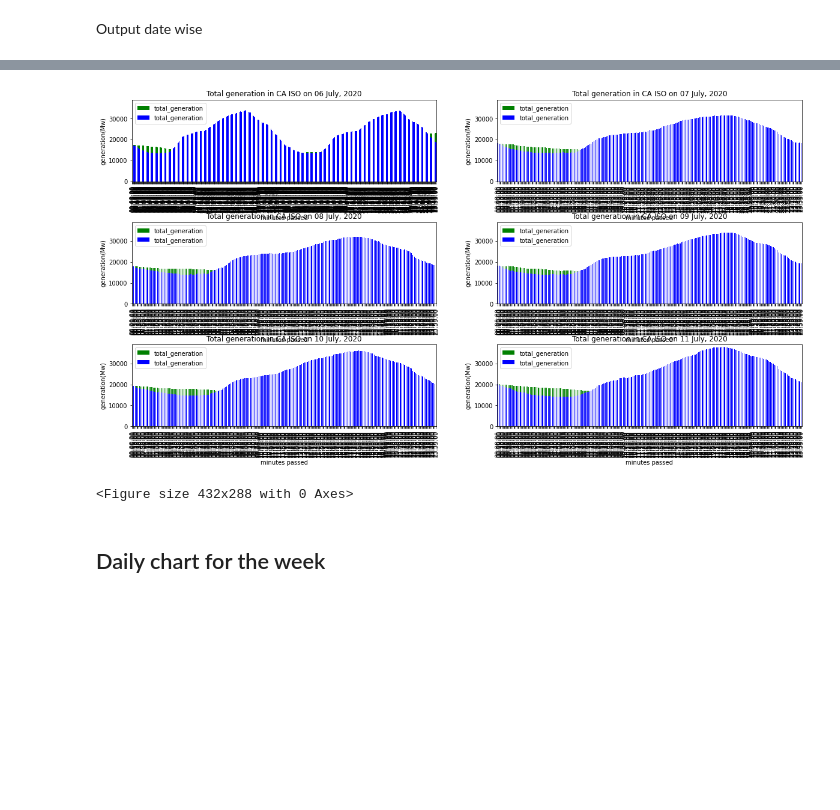
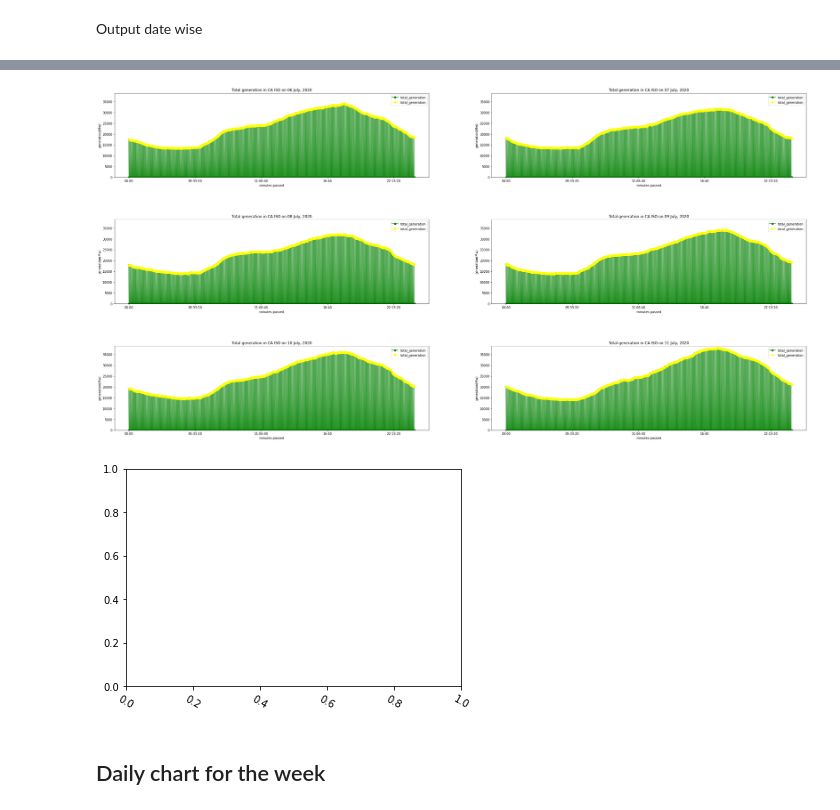
Before and after one commit to renewable-energy-experiments/carbonfootprint, a Jupyter notebook: power_generation_caiso_extrapolated.ipynb, the cells around one changed output, grey strips where cells are left out. Cells and saved outputs as stored; diff of their text form; code cells hidden in the pictures; blank space fills up the shorter version.

```diff
--- a/power_generation_caiso_extrapolated.ipynb
+++ b/power_generation_caiso_extrapolated.ipynb
@@ -489,0 +622,12 @@ Output date wise
+# %%
+ax= df3_day.plot.bar( x="TIME", y=["total_generation"], figsize=(20,5), color="Yellow")
+df1_day.plot.bar(x="TIME", y=["total_generation"],ax = ax, figsize=(20,5), color="Green")
+
+ax.set_title("Total generation  Comparision between 5 minute granulated data and Pad forward interpolated data in "
+            + Region + " on "+ selectdate.strftime('%d %B, %Y')+ " between "+ starttime.strftime('%T') + " - "+ endtime.strftime('%T'))
+ax.set_ylabel("generation(Mw)")
+ax.set_xlabel("minutes passed")
+ax.set_ylim(bottom = 17500,top=21000)
+plt.xticks(rotation=-30)
+# plt.grid(True, which='both')
+# plt.minorticks_on()
@@ -489,0 +641,18 @@ Output date wise
+# %%
+fig, axs = plt.subplots(nrows=3, ncols=2)
+fig.set_size_inches(40, 20)
+fig.subplots_adjust(wspace=0.2)
+fig.subplots_adjust(hspace=0.5)
+
+fig = plt.figure()
+plt.xticks(rotation=-30)
+
+for pp,ax in zip(dates, axs.flatten()):
+
+  df1[df1['DATE']==pp].plot( x="TIME", y=["total_generation"], linestyle='-',marker='o', ax = ax, color="Green")
+  df2[df2['DATE']==pp].plot( x="TIME", y=["total_generation"], linestyle='-',marker='x', ax = ax, color="Blue")
+
+  ax.set_title("Total generation in "+ Region + " on "+ pp.strftime('%d %B, %Y'))
+  ax.set_ylabel("generation(Mw)")
+  ax.set_xlabel("minutes passed")
+  ax.set_ylim(bottom = 0,top=39000)
@@ -490,28 +662,21 @@ Output date wise
 # %%
 fig, axs = plt.subplots(nrows=3, ncols=2)
-fig.set_size_inches(20, 10)
+fig.set_size_inches(40, 20)
 fig.subplots_adjust(wspace=0.2)
 fig.subplots_adjust(hspace=0.5)
 
 fig = plt.figure()
+plt.xticks(rotation=-30)
 
 for pp,ax in zip(dates, axs.flatten()):
 
-  df2[df2['DATE']==pp].plot.bar(  x="TIME", y=["total_generation"], ax = ax, color="Green")
-  df[df['DATE']==pp].plot.bar( x="TIME", y=["total_generation"], ax = ax, color="Blue")
-
-  # for frame in [ df,df2]:
-  #   sub_df = frame[frame['DATE']==pp]
-  #   ax.plot(sub_df['total_generation'])
+  df1[df1['DATE']==pp].plot(x='TIME', y=["total_generation"], linestyle='-',marker='o', ax = ax, color="Green")
+  df3[df3['DATE']==pp].plot(x='TIME', y=["total_generation"], linestyle='-',marker='d', ax = ax, color="Yellow")
 
   ax.set_title("Total generation in "+ Region + " on "+ pp.strftime('%d %B, %Y'))
   ax.set_ylabel("generation(Mw)")
   ax.set_xlabel("minutes passed")
   ax.set_ylim(bottom = 0,top=39000)
-
-    # plt.xlim(0,18000)
-    # plt.ylim(0,30)
-    # plt.show()
 # %% [output]
-[figure, old version]
+[figure, new version]
-<Figure size 432x288 with 0 Axes>
+[figure, added]
```
Also changed, not shown: parts of 43 cells of this notebook.
